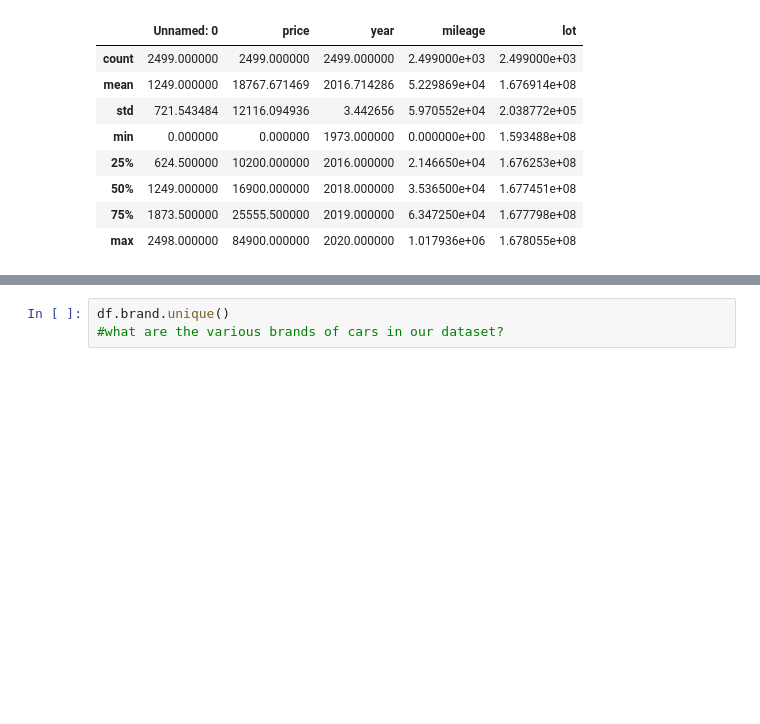
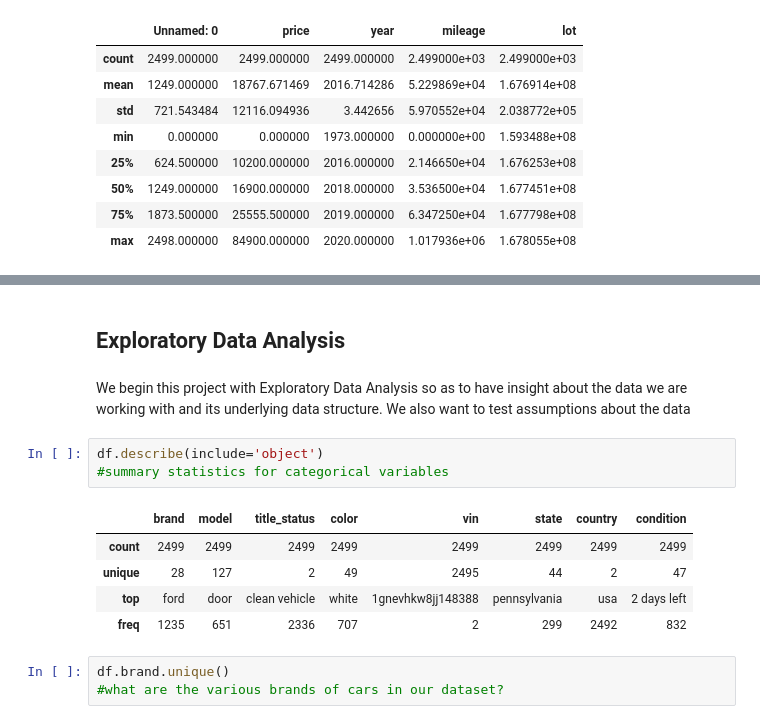
Before and after one commit to PatrickAttankurugu/car_valuation, a Jupyter notebook: notebooks/exploratory_data_analysis.ipynb, the cells around one changed output, grey strips where cells are left out. Saved outputs shown, nothing was run; the diff lists cells and outputs as text; blank space fills up the shorter version.

```diff
--- a/notebooks/exploratory_data_analysis.ipynb
+++ b/notebooks/exploratory_data_analysis.ipynb
@@ -93,3 +133,16 @@ df.describe()
+# %% [markdown]
+## Exploratory Data Analysis ##
+# %% [markdown]
+We begin this project with Exploratory Data Analysis so as to have insight about the data we are working with and its underlying data structure. We also want to test assumptions about the data
+# %%
+df.describe(include='object')
+#summary statistics for categorical variables
+# %% [output]
+|  | brand | model | title_status | color | vin | state | country | condition |
+| count | 2499 | 2499 | 2499 | 2499 | 2499 | 2499 | 2499 | 2499 |
+| unique | 28 | 127 | 2 | 49 | 2495 | 44 | 2 | 47 |
+| top | ford | door | clean vehicle | white | 1gnevhkw8jj148388 | pennsylvania | usa | 2 days left |
+| freq | 1235 | 651 | 2336 | 707 | 2 | 299 | 2492 | 832 |
 # %%
 df.brand.unique()
 #what are the various brands of cars in our dataset?
```
Also changed, not shown: parts of 11 cells of this notebook.
